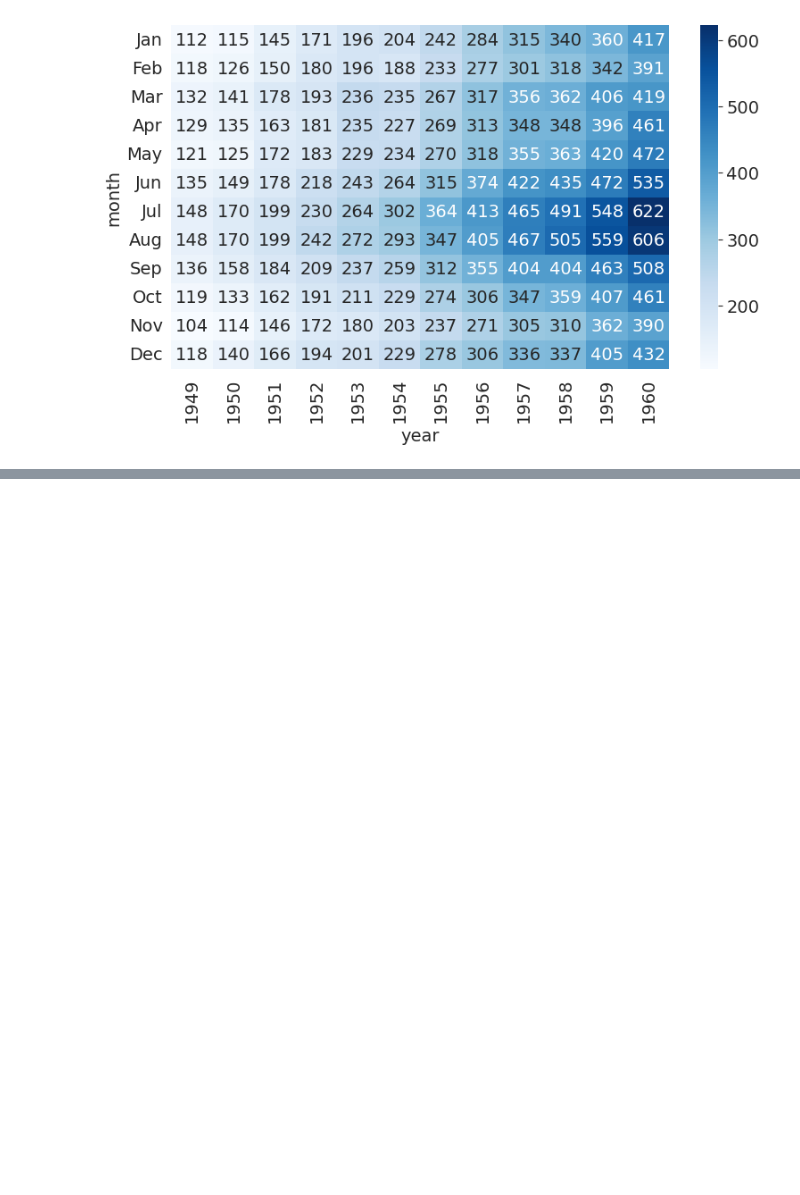
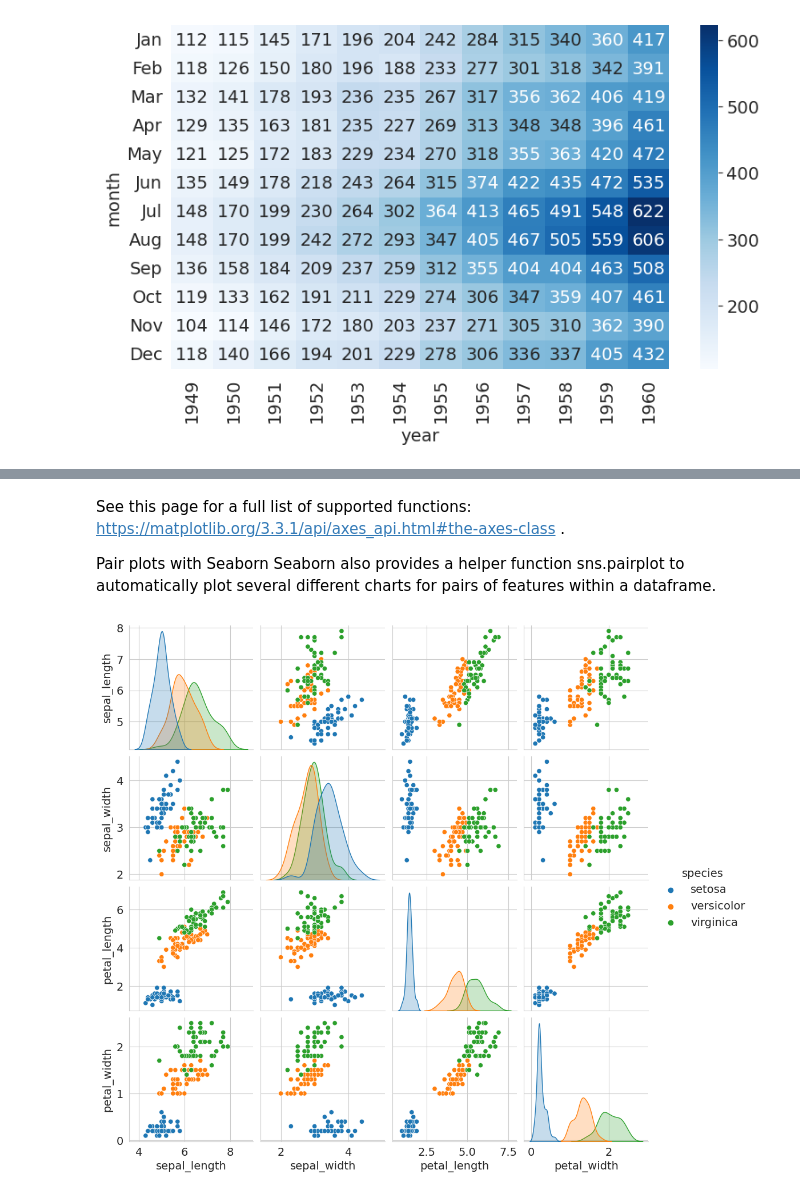
Before and after one commit to Sejan157218/Data_Analysis_with_Python, a Jupyter notebook: python-matplotlib-data-visualization/python-matplotlib-data-visualization.ipynb, the cells around one changed output, grey strips where cells are left out. Saved outputs shown, nothing was run; the diff lists cells and outputs as text; code cells hidden in the pictures; blank space fills up the shorter version.

```diff
--- a/python-matplotlib-data-visualization/python-matplotlib-data-visualization.ipynb
+++ b/python-matplotlib-data-visualization/python-matplotlib-data-visualization.ipynb
@@ -422,0 +477,9 @@ plt.imshow(img_array[260:])
+# %% [markdown]
+See this page for a full list of supported functions: https://matplotlib.org/3.3.1/api/axes_api.html#the-axes-class .
+
+Pair plots with Seaborn
+Seaborn also provides a helper function sns.pairplot to automatically plot several different charts for pairs of features within a dataframe.
+# %%
+sns.pairplot(flwr_df, hue='species');
+# %% [output]
+[figure, added]
```
Also changed, not shown: parts of 22 cells of this notebook.
